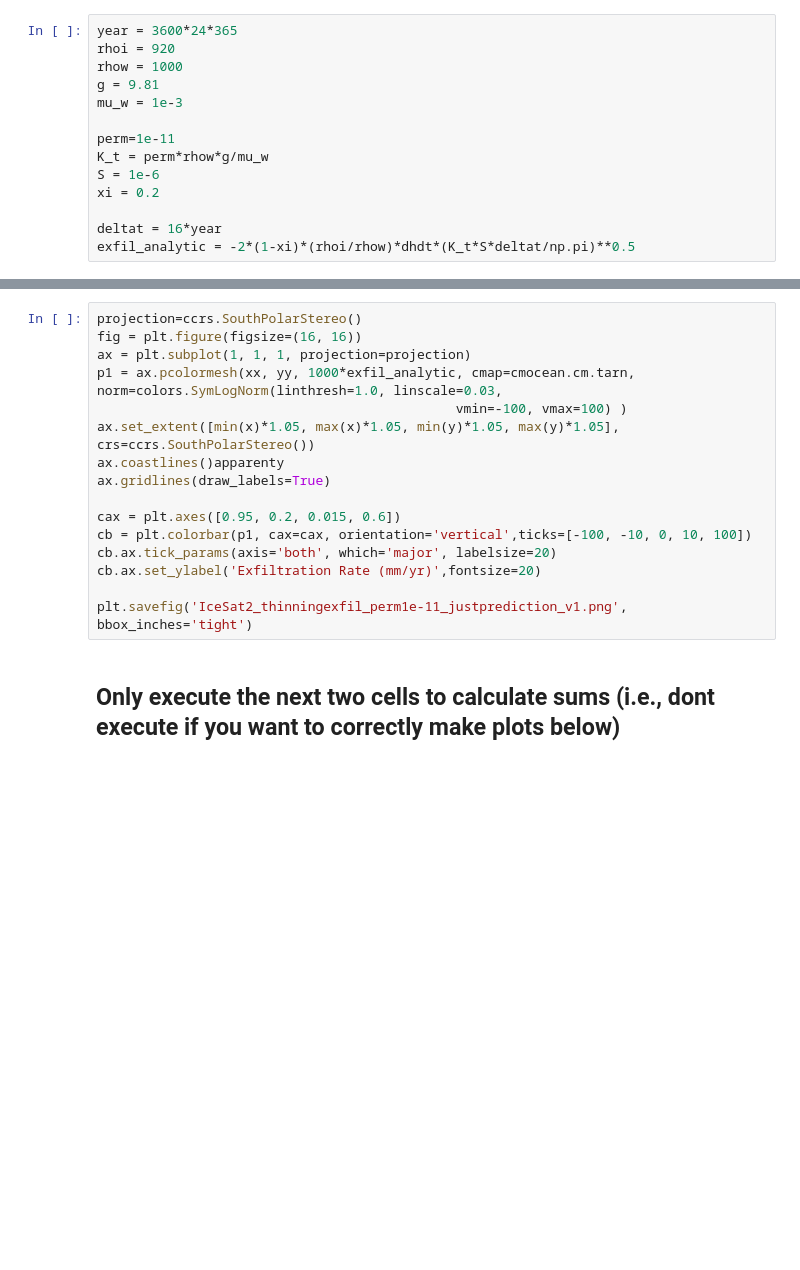
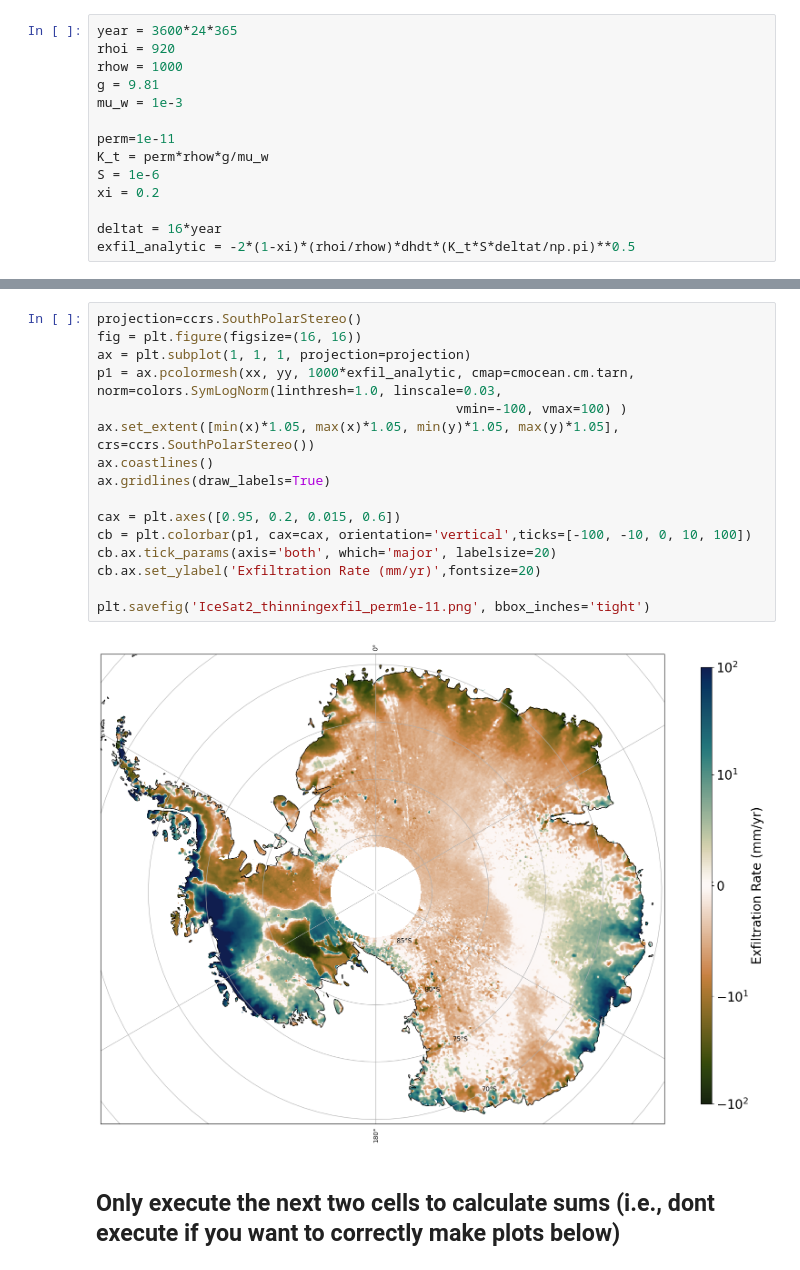
Before and after one commit to elliemmiller/paleogroundwater, a Jupyter notebook: Exfiltration_AllFigsAR.ipynb, the cells around one changed output, grey strips where cells are left out. Saved outputs shown, nothing was run; the diff lists cells and outputs as text; blank space fills up the shorter version.

```diff
--- a/Exfiltration_AllFigsAR.ipynb
+++ b/Exfiltration_AllFigsAR.ipynb
@@ -166,19 +190,21 @@ exfil_analytic = -2*(1-xi)*(rhoi/rhow)*dhdt*(K_t*S*deltat/np.pi)**0.5
 # %%
 projection=ccrs.SouthPolarStereo()
 fig = plt.figure(figsize=(16, 16))
 ax = plt.subplot(1, 1, 1, projection=projection)
 p1 = ax.pcolormesh(xx, yy, 1000*exfil_analytic, cmap=cmocean.cm.tarn, norm=colors.SymLogNorm(linthresh=1.0, linscale=0.03,
                                               vmin=-100, vmax=100) )
 ax.set_extent([min(x)*1.05, max(x)*1.05, min(y)*1.05, max(y)*1.05], crs=ccrs.SouthPolarStereo())
-ax.coastlines()apparenty
+ax.coastlines()
 ax.gridlines(draw_labels=True)
 
 cax = plt.axes([0.95, 0.2, 0.015, 0.6])
 cb = plt.colorbar(p1, cax=cax, orientation='vertical',ticks=[-100, -10, 0, 10, 100])
 cb.ax.tick_params(axis='both', which='major', labelsize=20)
 cb.ax.set_ylabel('Exfiltration Rate (mm/yr)',fontsize=20)
 
-plt.savefig('IceSat2_thinningexfil_perm1e-11_justprediction_v1.png', bbox_inches='tight')
+plt.savefig('IceSat2_thinningexfil_perm1e-11.png', bbox_inches='tight')
+# %% [output]
+[figure, added]
 # %% [markdown]
 ## Only execute the next two cells to calculate sums (i.e., dont execute if you want to correctly make plots below)
 # %%
```
Also changed, not shown: parts of 9 cells of this notebook.
